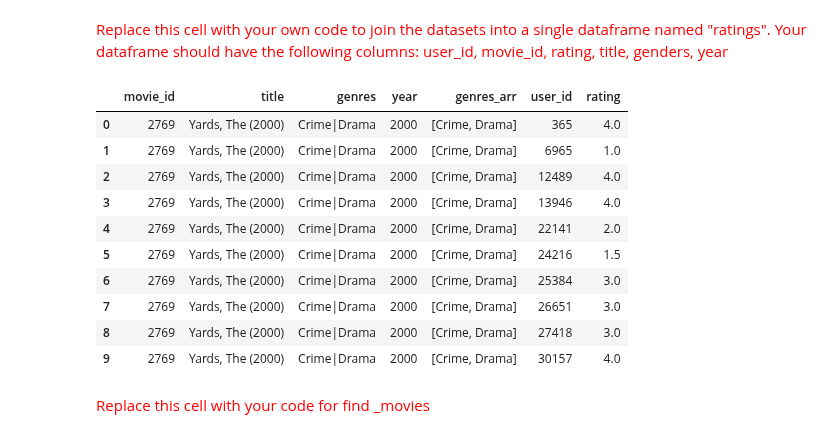
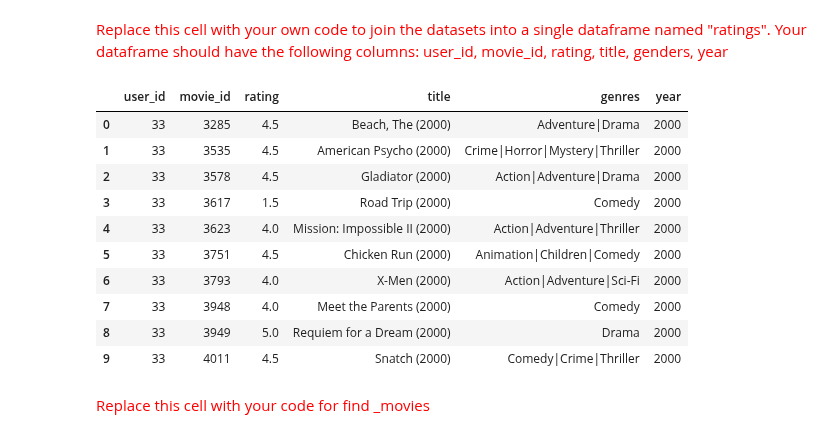
Before and after one commit to zsykk/datamining_2nd, a Jupyter notebook: ps05_content_based_recsys_103.ipynb, the cells around one changed output. Drawn from its saved outputs; the diff is of its cells as text; code cells hidden in the pictures.

```diff
--- a/ps05_content_based_recsys_103.ipynb
+++ b/ps05_content_based_recsys_103.ipynb
@@ -93,22 +93,22 @@ We can join ratings_raw and movies on movie_id since it is the common column the
 # %% [markdown]
 <font size="+1" color="red">Replace this cell with your own code to join the datasets into a single dataframe named "ratings". Your dataframe should have the following columns: user_id, movie_id, rating, title, genders, year</font>
 # %%
-df_ratings_movies = pd.merge(movies, ratings_raw, how='inner', on='movie_id')
-display(df_ratings_movies.head(10))
-# movies_new = df_ratings_movies[df_ratings_movies['year'] >= 2020]
-# display(movies_new.head())
+ratings = pd.merge(ratings_raw, movies, how='inner', on='movie_id')[
+    ['user_id', 'movie_id', 'rating', 'title', 'genres', 'year']
+]
+display(ratings.head(10))
 # %% [output]
-|  | movie_id | title | genres | year | genres_arr | user_id | rating |
-| 0 | 2769 | Yards, The (2000) | Crime|Drama | 2000 | [Crime, Drama] | 365 | 4.0 |
-| 1 | 2769 | Yards, The (2000) | Crime|Drama | 2000 | [Crime, Drama] | 6965 | 1.0 |
-| 2 | 2769 | Yards, The (2000) | Crime|Drama | 2000 | [Crime, Drama] | 12489 | 4.0 |
-| 3 | 2769 | Yards, The (2000) | Crime|Drama | 2000 | [Crime, Drama] | 13946 | 4.0 |
-| 4 | 2769 | Yards, The (2000) | Crime|Drama | 2000 | [Crime, Drama] | 22141 | 2.0 |
-| 5 | 2769 | Yards, The (2000) | Crime|Drama | 2000 | [Crime, Drama] | 24216 | 1.5 |
-| 6 | 2769 | Yards, The (2000) | Crime|Drama | 2000 | [Crime, Drama] | 25384 | 3.0 |
-| 7 | 2769 | Yards, The (2000) | Crime|Drama | 2000 | [Crime, Drama] | 26651 | 3.0 |
-| 8 | 2769 | Yards, The (2000) | Crime|Drama | 2000 | [Crime, Drama] | 27418 | 3.0 |
-| 9 | 2769 | Yards, The (2000) | Crime|Drama | 2000 | [Crime, Drama] | 30157 | 4.0 |
+|  | user_id | movie_id | rating | title | genres | year |
+| 0 | 33 | 3285 | 4.5 | Beach, The (2000) | Adventure|Drama | 2000 |
+| 1 | 33 | 3535 | 4.5 | American Psycho (2000) | Crime|Horror|Mystery|Thriller | 2000 |
+| 2 | 33 | 3578 | 4.5 | Gladiator (2000) | Action|Adventure|Drama | 2000 |
+| 3 | 33 | 3617 | 1.5 | Road Trip (2000) | Comedy | 2000 |
+| 4 | 33 | 3623 | 4.0 | Mission: Impossible II (2000) | Action|Adventure|Thriller | 2000 |
+| 5 | 33 | 3751 | 4.5 | Chicken Run (2000) | Animation|Children|Comedy | 2000 |
+| 6 | 33 | 3793 | 4.0 | X-Men (2000) | Action|Adventure|Sci-Fi | 2000 |
+| 7 | 33 | 3948 | 4.0 | Meet the Parents (2000) | Comedy | 2000 |
+| 8 | 33 | 3949 | 5.0 | Requiem for a Dream (2000) | Drama | 2000 |
+| 9 | 33 | 4011 | 4.5 | Snatch (2000) | Comedy|Crime|Thriller | 2000 |
 # %% [markdown]
 <font size="+1" color="red">Replace this cell with your code for find _movies</font>
 # %%
```
Also changed, not shown: parts of 8 cells of this notebook.
